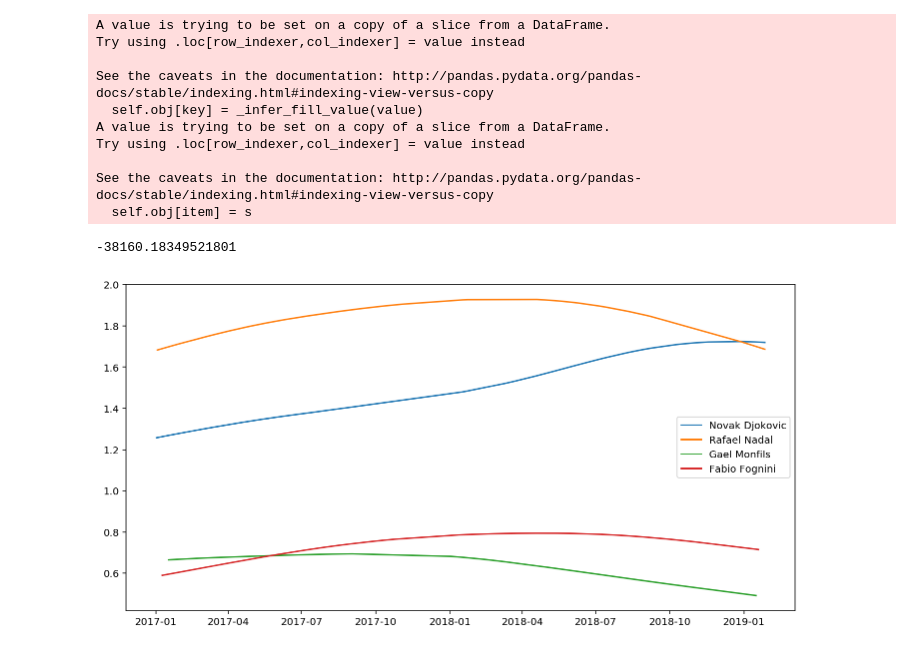
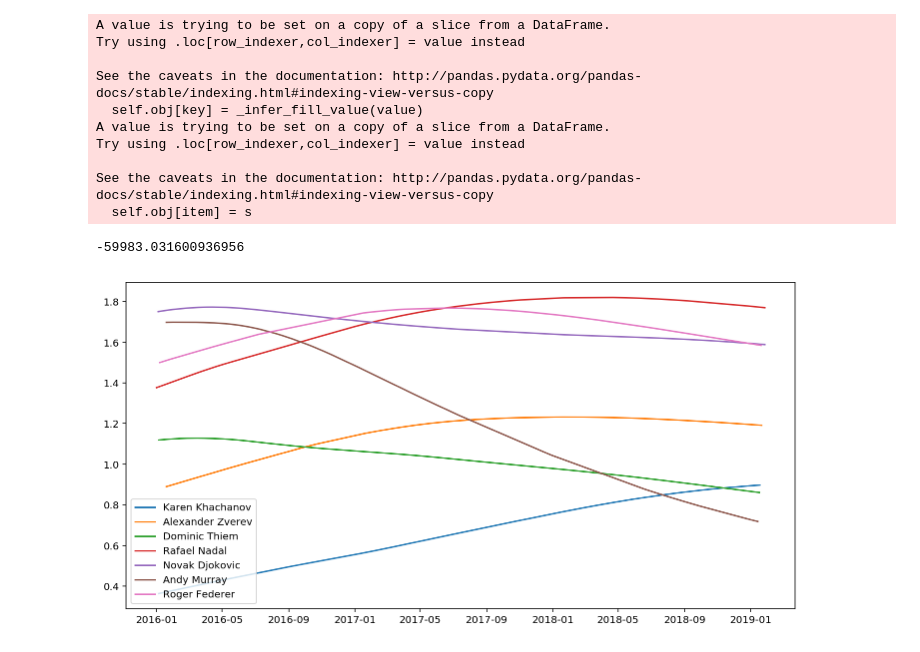
Before and after one commit to martiningram/paired-comparison-gp-laplace, a Jupyter notebook: jupyter/Play with new library.ipynb, the cells around one changed output. Cells and saved outputs as stored; diff of their text form; code cells hidden in the pictures.

```diff
--- a/jupyter/Play with new library.ipynb
+++ b/jupyter/Play with new library.ipynb
@@ -18,0 +12,27 @@ kernel = SummedKernel([
+# %%
+#[0.01 3.  ]
+#[0.01       0.08188141 0.46761428]
+#-15078.82064999154
+#13170.096365923968
+
+#kernel = SummedKernel([
+#    MaternKernel32(np.array([3.5566]), 0.344),
+#    MaternKernel32(np.array([4.5202]), 0.378)
+#])
+
+#kernel = SummedKernel([
+#    MaternKernel12(np.array([1.875]), 0.1851),
+#    MaternKernel32(np.array([5.438]), 0.5199)
+#])
+
+#kernel = MLPKernel(np.array([1.48996238]), 9.62208874, 0.5888992)
+
+kernel = SummedKernel([
+    MLPKernel(np.array([0.90334729]), 4.26640103, 0.5604109),
+    MLPKernel(np.array([9.39022399]), 9.4369357,  0.13954155)
+])
+
+
+#pred_x = predictor.X
+#pred_s = predictor.s
+#pred_e = predictor.e
@@ -35,7 +57,7 @@ See the caveats in the documentation: http://pandas.pydata.org/pandas-docs/stabl
 # %%
 df = dataset.get_stats_df()
 # %%
-recent = df[df['year'] >= 2017]
+recent = df[df['year'] >= 2016]
 # %%
 winners = recent['winner'].values
 losers = recent['loser'].values
@@ -45,7 +67,7 @@ days_since_start = (recent['start_date'] -
 predictor = GPPredictor(kernel)
 predictor.fit(winners, losers, days_since_start)
 # %% [output]
--38160.18349521801
+-59983.031600936956
 # %%
 # Look at some players
 fhat = predictor.f_hat
@@ -55,27 +76,28 @@ import matplotlib.pyplot as plt
 from datetime import timedelta
 # %%
 # Find the player of interest
-players = ['Novak Djokovic', 'Rafael Nadal', 'Gael Monfils', 'Fabio Fognini']
+players = ['Karen Khachanov', 'Alexander Zverev', 'Dominic Thiem', 'Rafael Nadal',
+           'Novak Djokovic', 'Andy Murray', 'Roger Federer']
 
 for p in players:
 
     p_id = predictor.encoder.transform([p])[0]
 
     p_s = predictor.s[p_id]
     p_e = predictor.e[p_id]
 
     fs = fhat[p_s:p_e]
-    x = predictor.X[p_s:p_e] * predictor.sd_x + predictor.mean_x
+    x = predictor.X[p_s:p_e] * predictor.divide_by
 
     dates = [recent['start_date'].min() + timedelta(days=cur_x)
              for cur_x in x.reshape(-1)]
 
     plt.plot(dates, fs, label=p)
 
 plt.legend()
 plt.gcf().set_size_inches(12, 6)
 # %% [output]
-[figure, old version]
+[figure, new version]
 # %%
 # Find final ratings for everyone
 final_ratings = {cur_player: fhat[cur_x - 1] for cur_x, cur_player, cur_start in zip(predictor.e, predictor.encoder.classes_, predictor.s)}
```
Also changed, not shown: parts of 6 cells of this notebook, 5 other files.
